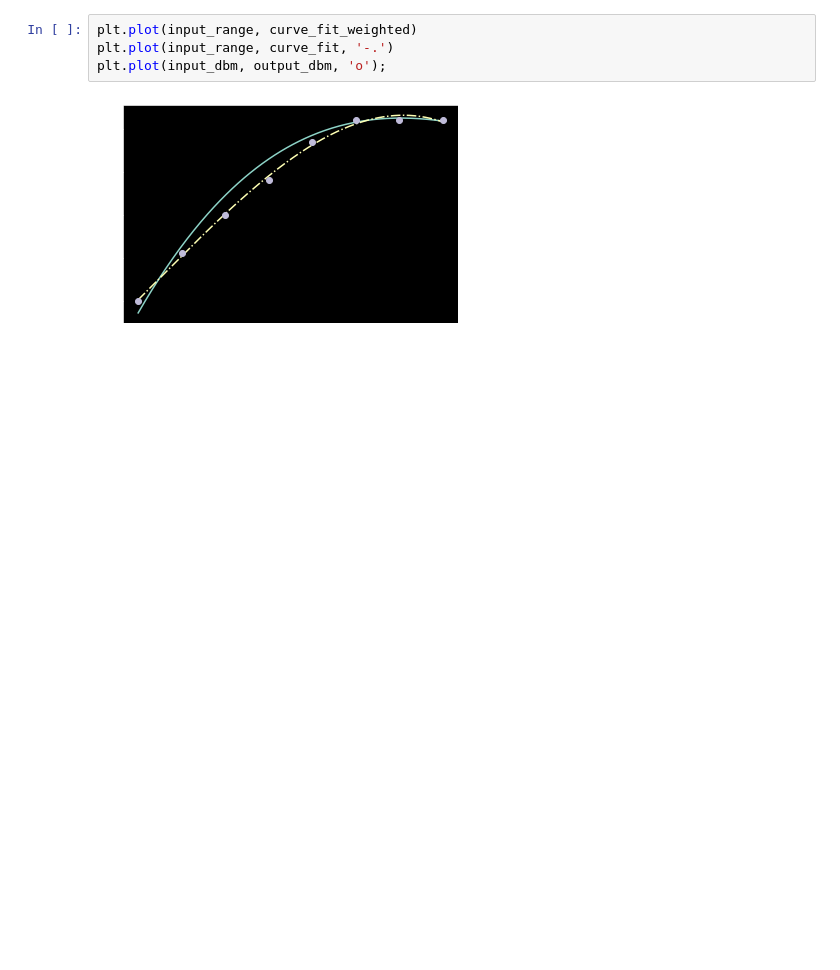
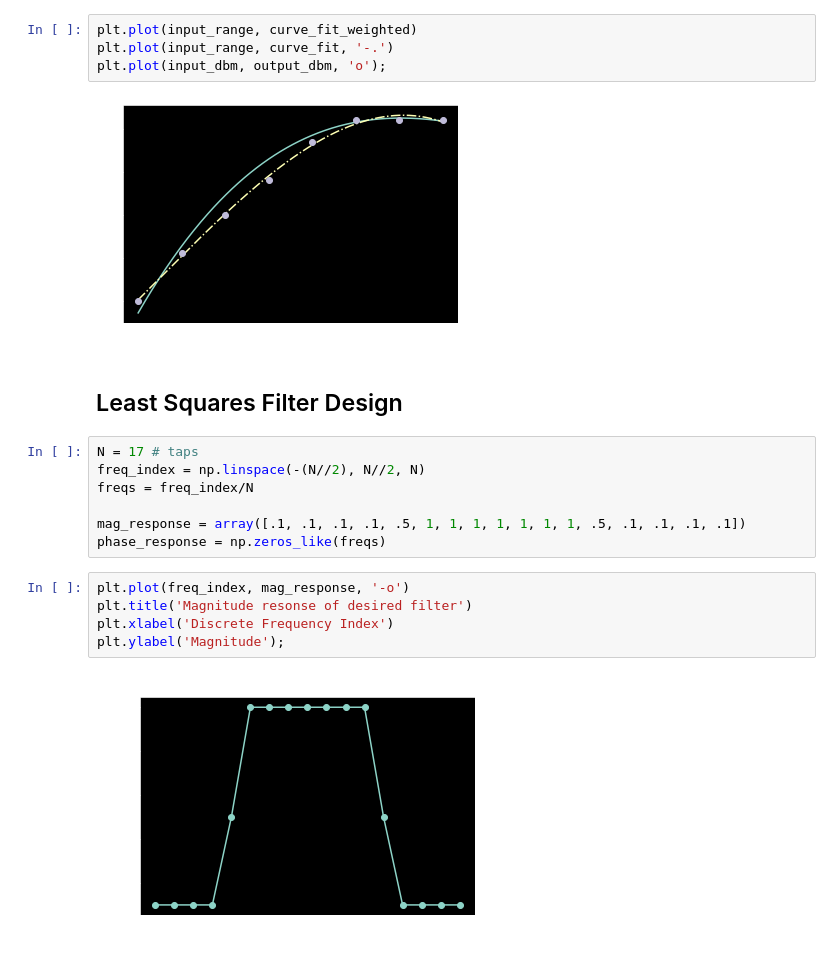
Before and after one commit to mohantyk/dsp_in_comm, a Jupyter notebook: chap3.ipynb, the cells around one changed output. Saved outputs shown, nothing was run; the diff lists cells and outputs as text; blank space fills up the shorter version.

Commit message:
Begin least squares Filter design

```diff
--- a/chap3.ipynb
+++ b/chap3.ipynb
@@ -53,3 +53,19 @@ plt.plot(input_range, curve_fit, '-.')
 plt.plot(input_dbm, output_dbm, 'o');
 # %% [output]
 [figure]
+# %% [markdown]
+## Least Squares Filter Design
+# %%
+N = 17 # taps
+freq_index = np.linspace(-(N//2), N//2, N)
+freqs = freq_index/N
+
+mag_response = array([.1, .1, .1, .1, .5, 1, 1, 1, 1, 1, 1, 1, .5, .1, .1, .1, .1])
+phase_response = np.zeros_like(freqs)
+# %%
+plt.plot(freq_index, mag_response, '-o')
+plt.title('Magnitude resonse of desired filter')
+plt.xlabel('Discrete Frequency Index')
+plt.ylabel('Magnitude');
+# %% [output]
+[figure, added]
```
Also changed, not shown: parts of 4 cells of this notebook.
